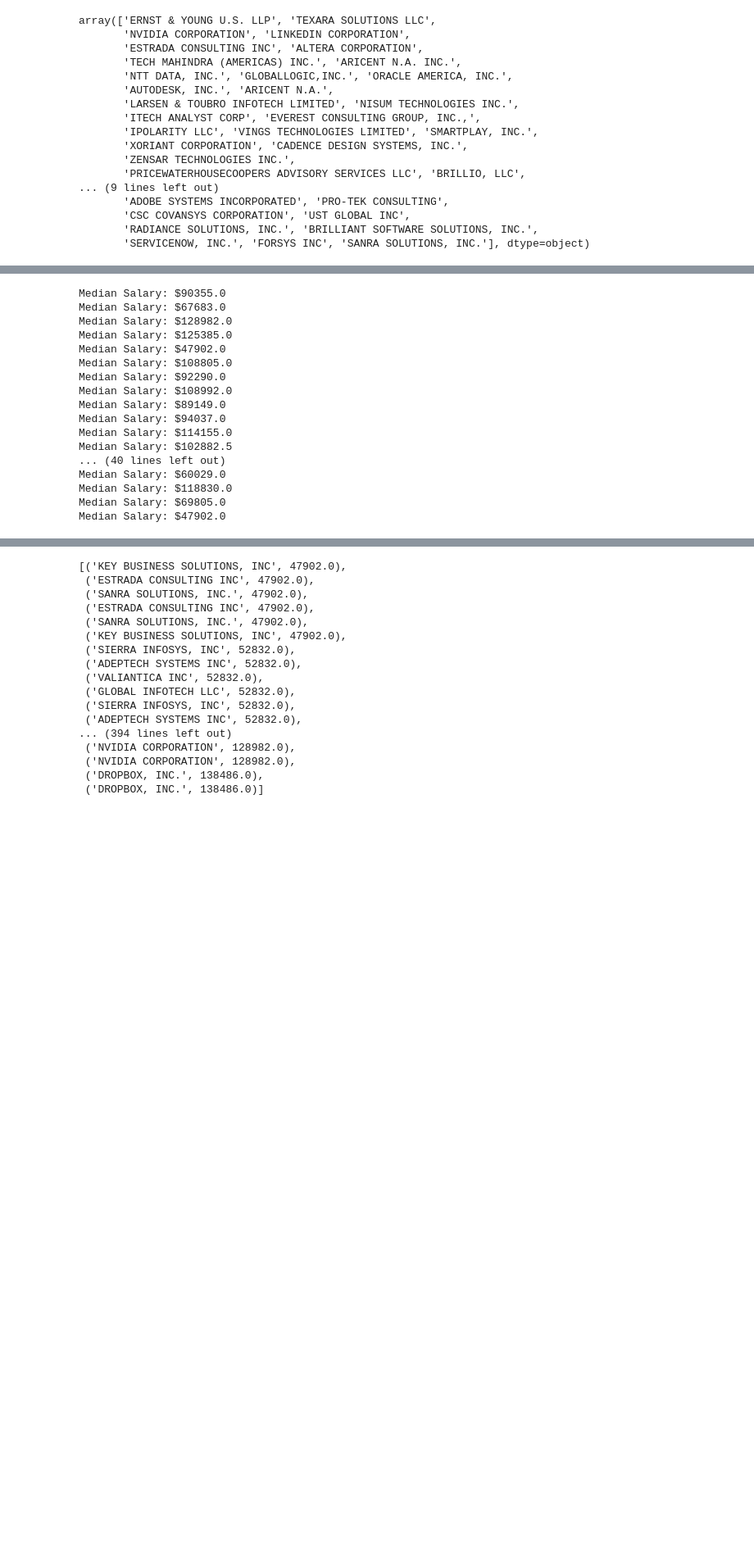
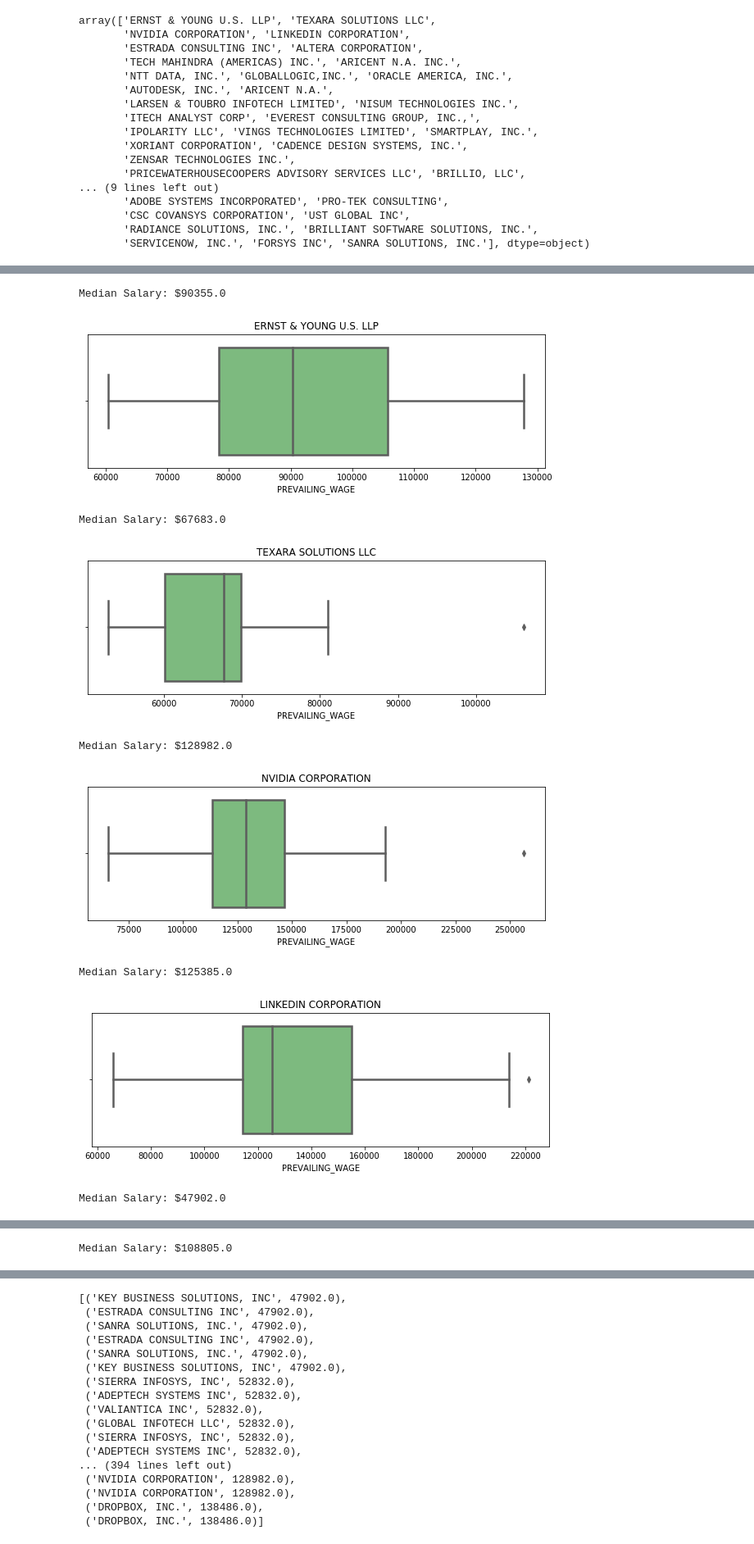
Before and after one commit to hirad-p/h1b-analysis, a Jupyter notebook: Cap-Exempt-Non-Cap-Exempt.ipynb, the cells around one changed output, grey strips where cells are left out. Shown at 82% size. Saved outputs shown, nothing was run; the diff lists cells and outputs as text; code cells hidden in the pictures; blank space fills up the shorter version.

```diff
--- a/Cap-Exempt-Non-Cap-Exempt.ipynb
+++ b/Cap-Exempt-Non-Cap-Exempt.ipynb
@@ -186,28 +209,20 @@ for company in list(between_20_and_49):
 # %%
 for company in list(between_99_and_50):
     all_counts = h1b_frame_cali.loc[h1b_frame_cali['EMPLOYER_NAME'] == company]
     median = all_counts['PREVAILING_WAGE'].median()
     print("Median Salary: $%s" % median)
-    # fig = plt.figure(figsize = (10, 3))
-    #ax = sns.boxplot(x='PREVAILING_WAGE', data=all_counts, linewidth=2.5, palette="Greens")
-    #ax.set_title(company)
+    fig = plt.figure(figsize = (10, 3))
+    ax = sns.boxplot(x='PREVAILING_WAGE', data=all_counts, linewidth=2.5, palette="Greens")
+    ax.set_title(company)
     mean_salaries.append((company, median))
-    #plt.show()
+    plt.show()
 # %% [output]
 Median Salary: $90355.0
-Median Salary: $67683.0
-Median Salary: $128982.0
-Median Salary: $125385.0
-Median Salary: $47902.0
-Median Salary: $108805.0
-Median Salary: $92290.0
-Median Salary: $108992.0
-Median Salary: $89149.0
-Median Salary: $94037.0
-Median Salary: $114155.0
-Median Salary: $102882.5
-... (40 lines left out)
-Median Salary: $60029.0
-Median Salary: $118830.0
-Median Salary: $69805.0
-Median Salary: $47902.0
+[figure, added]
+Median Salary: $67683.0
+[figure, added]
+Median Salary: $128982.0
+[figure, added]
+Median Salary: $125385.0
+[figure, added]
+Median Salary: $47902.0
@@ -213,0 +230 @@ Median Salary: $47902.0
+Median Salary: $108805.0
```
Also changed, not shown: parts of 8 cells of this notebook, 1 other file.
